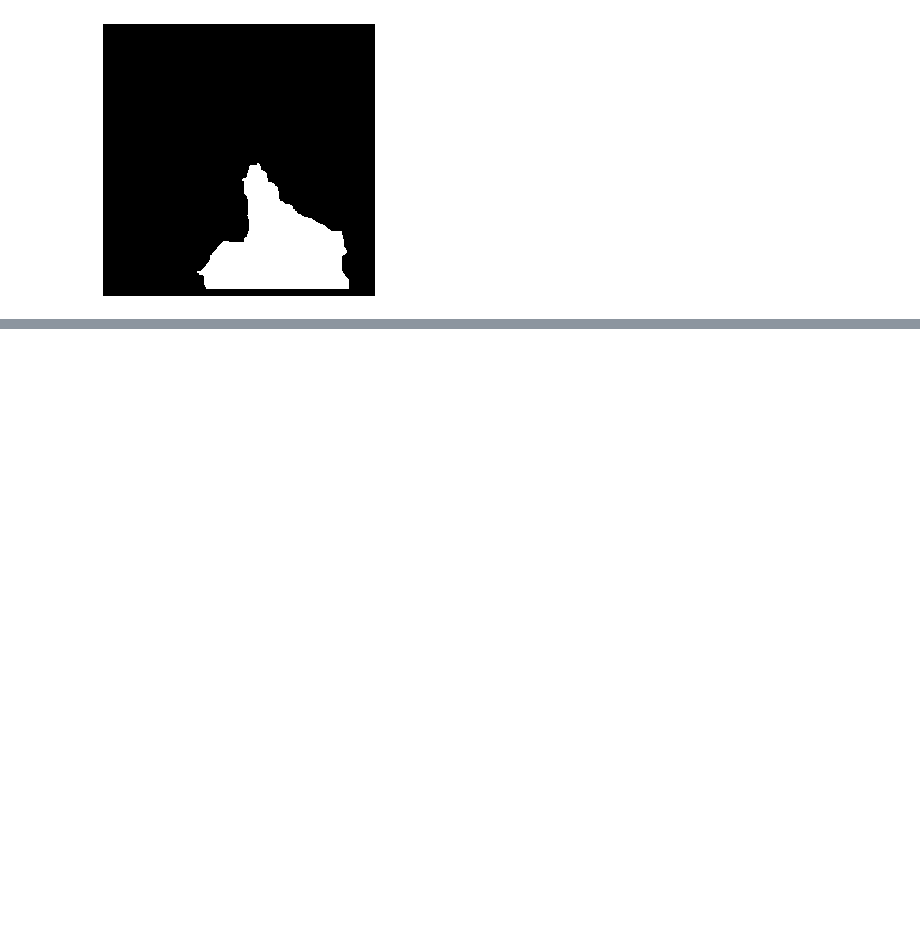
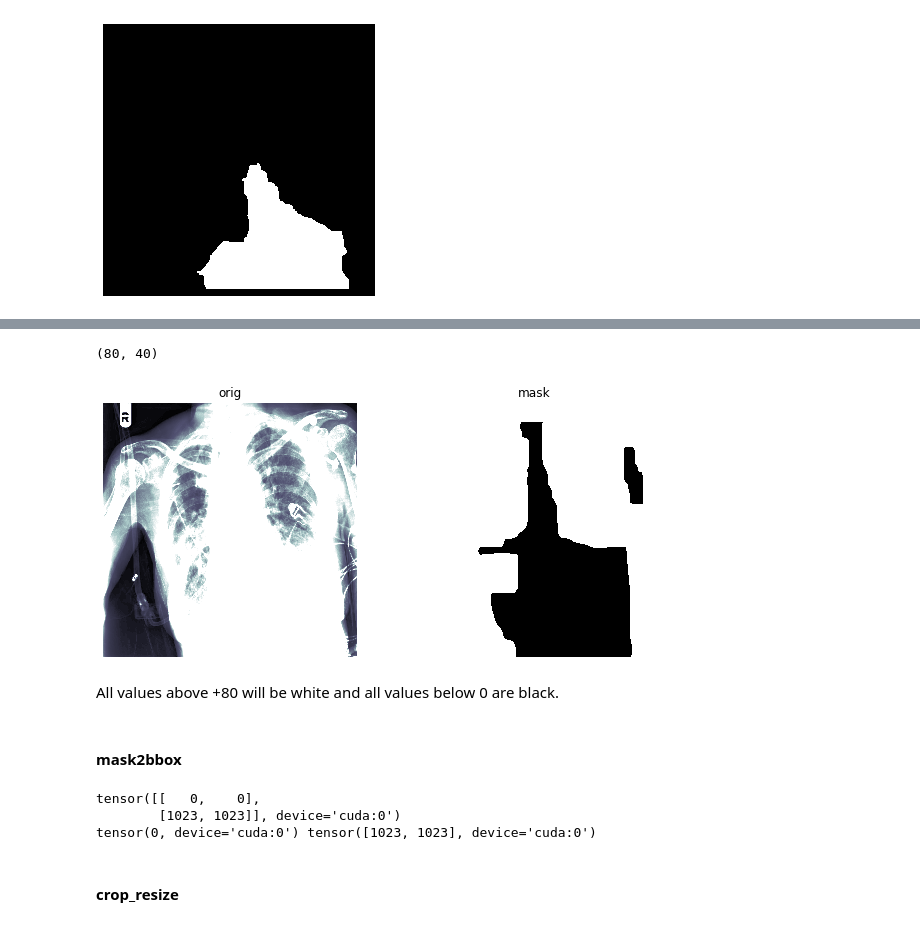
Before and after one commit to asvcode/covid19-translations, a Jupyter notebook: _notebooks/2020-04-28-Medical-Imaging-Part2.ipynb, the cells around one changed output, grey strips where cells are left out. Cells and saved outputs as stored; diff of their text form; code cells hidden in the pictures; blank space fills up the shorter version.

```diff
--- a/_notebooks/2020-04-28-Medical-Imaging-Part2.ipynb
+++ b/_notebooks/2020-04-28-Medical-Imaging-Part2.ipynb
@@ -79,0 +89,16 @@ show_image(blurred>1);
+# %%
+dicom_windows.brain
+# %% [output]
+(80, 40)
+# %%
+testblur = dimg.hist_scaled(min_px=0, max_px=100)
+blur = uniform_blur2d(dimg.hist_scaled(),50)
+test_mask = dimg.mask_from_blur(dicom_windows.brain, sigma=0.3, thresh=0.01, remove_max=True)
+ims = [testblur,test_mask]
+show_images(ims, titles=('orig', 'mask'), figsize=(10,10))
+# %% [output]
+[figure, added]
+# %% [markdown]
+All values above +80 will be white and all values below 0 are black.
+# %% [markdown]
+#### mask2bbox
@@ -79,0 +107,11 @@ show_image(blurred>1);
+# %%
+bbs = mask2bbox(test_mask)
+lo,hi = bbs
+print(bbs)
+print(lo[0], hi)
+# %% [output]
+tensor([[   0,    0],
+        [1023, 1023]], device='cuda:0')
+tensor(0, device='cuda:0') tensor([1023, 1023], device='cuda:0')
+# %% [markdown]
+#### crop_resize
```
Also changed, not shown: parts of 7 cells of this notebook.
